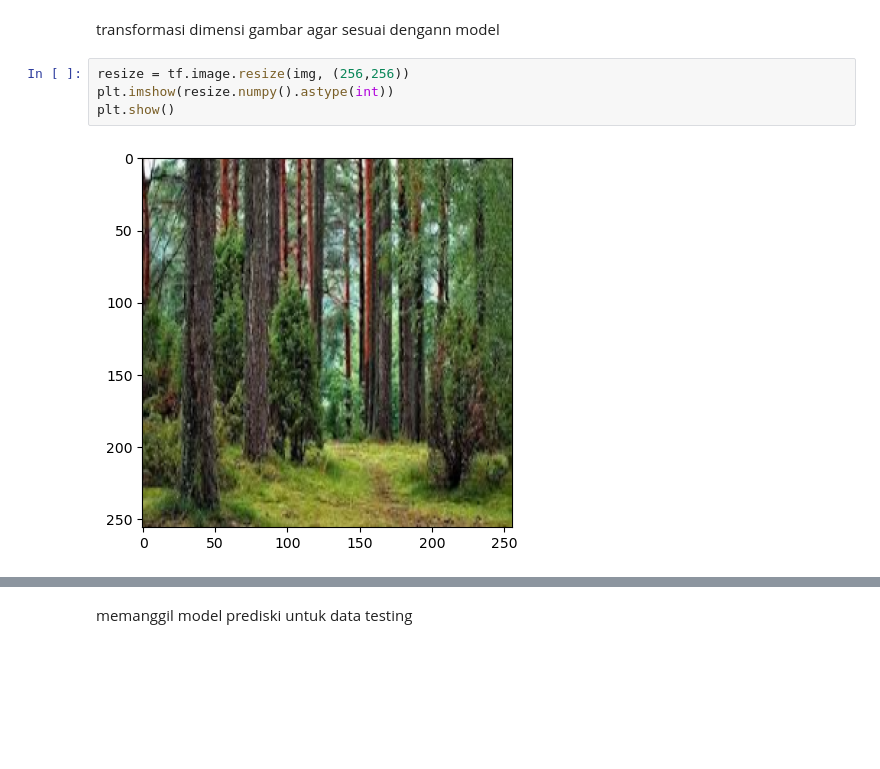
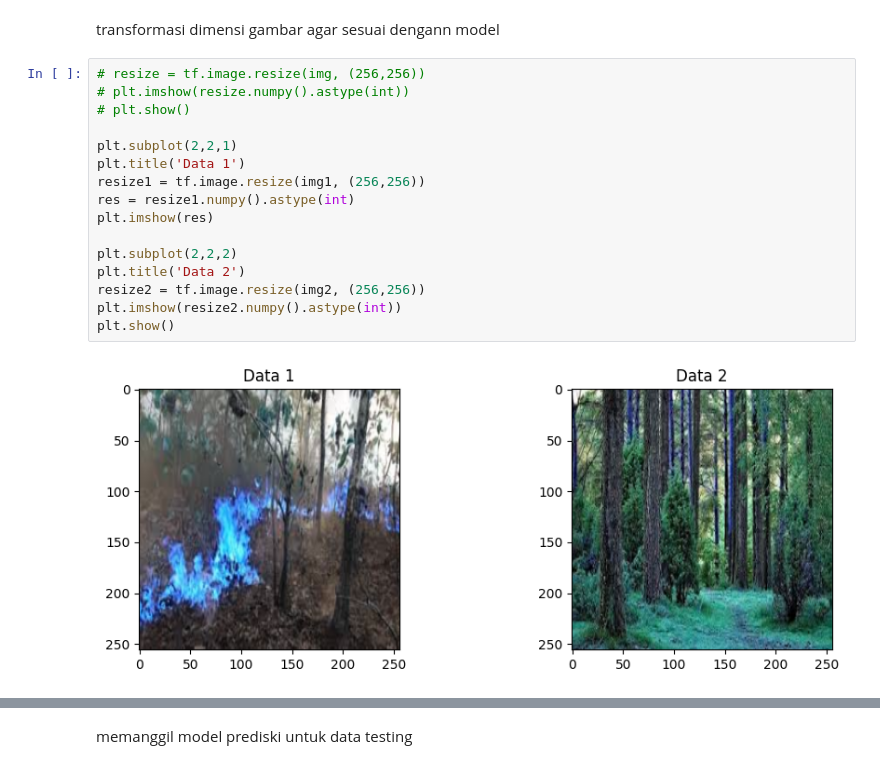
Before and after one commit to MeltingSnow21/Forest-Fire-Detection-System-Using-CNN-, a Jupyter notebook: KEBAKARAN/PendeteksiKebakaranHutan.ipynb, the cells around one changed output, grey strips where cells are left out. Drawn from its saved outputs; the diff is of its cells as text; blank space fills up the shorter version.

```diff
--- a/KEBAKARAN/PendeteksiKebakaranHutan.ipynb
+++ b/KEBAKARAN/PendeteksiKebakaranHutan.ipynb
@@ -330,8 +458,20 @@ plt.show()
 # %% [markdown]
 transformasi dimensi gambar agar sesuai dengann model
-# %%
-resize = tf.image.resize(img, (256,256))
-plt.imshow(resize.numpy().astype(int))
-plt.show()
-# %% [output]
-[figure, removed]
+# %%
+# resize = tf.image.resize(img, (256,256))
+# plt.imshow(resize.numpy().astype(int))
+# plt.show()
+
+plt.subplot(2,2,1)
+plt.title('Data 1')
+resize1 = tf.image.resize(img1, (256,256))
+res = resize1.numpy().astype(int)
+plt.imshow(res)
+
+plt.subplot(2,2,2)
+plt.title('Data 2')
+resize2 = tf.image.resize(img2, (256,256))
+plt.imshow(resize2.numpy().astype(int))
+plt.show()
+# %% [output]
+[figure, added]
```
Also changed, not shown: parts of 26 cells of this notebook, 6 other files.
